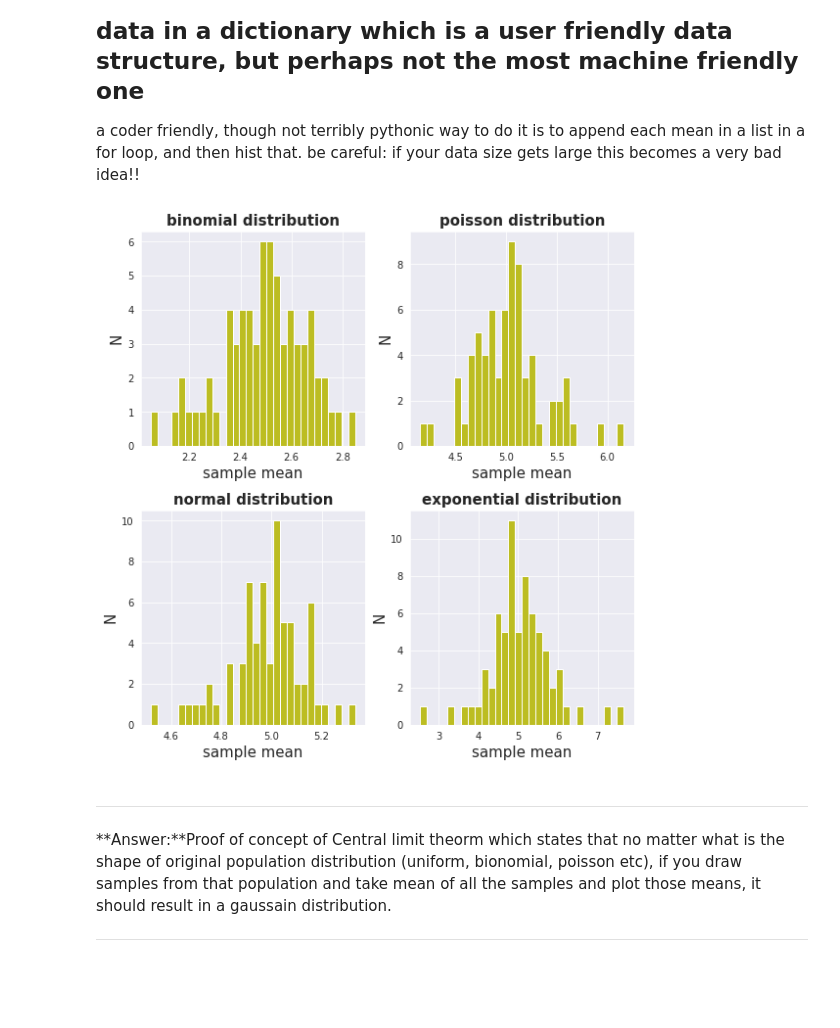
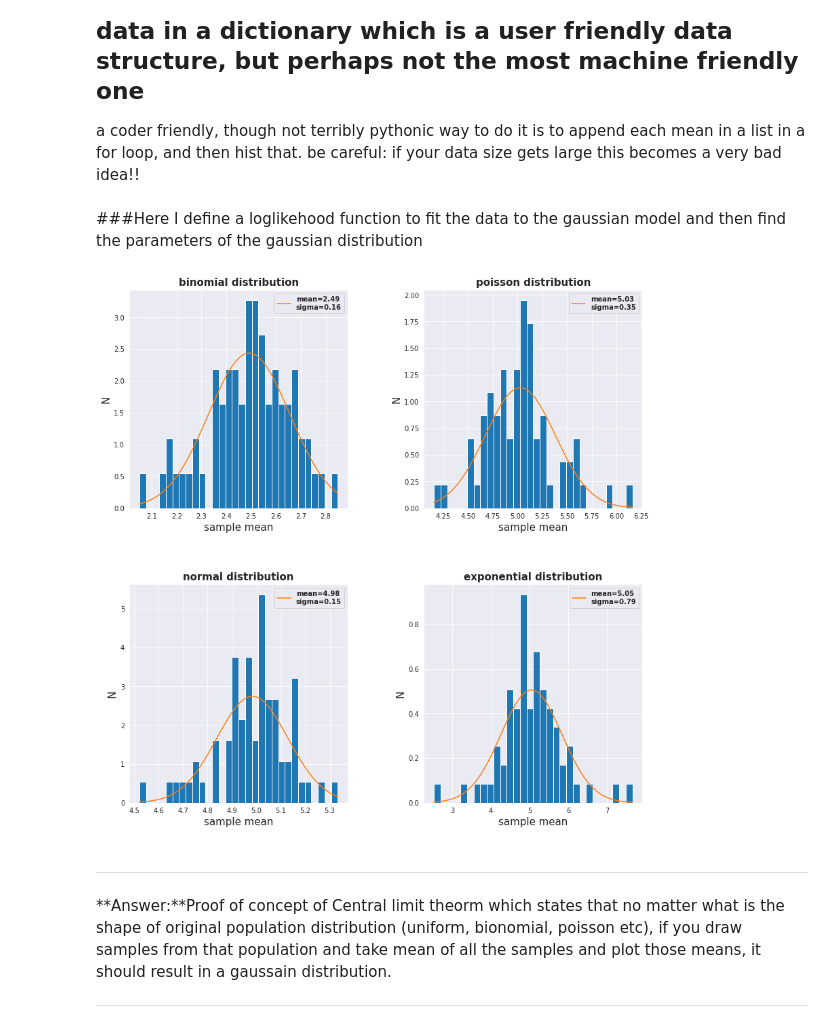
Before and after one commit to skumarudel/DSPS_SKumar, a Jupyter notebook: HW2/CentralLimitTheorem.ipynb, the cells around one changed output. Drawn from its saved outputs; the diff is of its cells as text; code cells hidden in the pictures; blank space fills up the shorter version.

```diff
--- a/HW2/CentralLimitTheorem.ipynb
+++ b/HW2/CentralLimitTheorem.ipynb
@@ -239,3 +239,5 @@ pl.subplots_adjust(left=0.15,
 ## this requires some data wrangling, since i put the data in a dictionary which is a user friendly data structure, but perhaps not the most machine friendly one
 
 a coder friendly, though not terribly pythonic way to do it is to append each mean in a list in a for loop, and then hist that. be careful: if your data size gets large this becomes a very bad idea!!
+# %% [markdown]
+###Here I define a loglikehood function to fit the data to the gaussian model and then find the parameters of the gaussian distribution
@@ -242,22 +251,39 @@ a coder friendly, though not terribly pythonic way to do it is to append each me
+# %%
+def unbinned_loglikelihood_gaussian(param, data):
+  x = data
+  mean, sigma = param[0], param[1]
+  ll = 0 # intilize loglikehood function
+  z = (x - mean)**2
+  A = np.log(1 / np.sqrt(2 * np.pi * sigma**2))
+  B = (-1*z) / (2 * sigma**2)
+  ll +=np.sum(B)
+  ll += len(x) * A
+  ll = -2 * ll
+  return ll
 # %%
-fig, axes = pl.subplots(2,2,figsize=(10,10))
+fig, axes = pl.subplots(2,2,figsize=(15,15))
 ax = axes.flatten()
 for i in range(len(ax)):
-  for nn in mysize:
-    ax[i].hist(list(dict_of_dist[list_of_dist[i]]['mean'].values()), bins=30)
+    data = list(dict_of_dist[list_of_dist[i]]['mean'].values())
+    mf = minimize(unbinned_loglikelihood_gaussian, x0=[3,1], args=data)
+    mean, sigma = mf.x[0], mf.x[1]
+    ax[i].hist(data, bins=30, density=True)
+    x = np.linspace(min(data), max(data),50)
+    ax[i].plot(x, st.norm.pdf(x, mean,sigma), label="mean={:.2f}\nsigma={:.2f}".format(mean,sigma))
 
-  ax[i].set_xlabel('sample mean', fontsize=15)
-  ax[i].set_ylabel('N', fontsize=15)
-  ax[i].set_title("{} distribution".format(list_of_dist[i]), fontsize=15, fontweight='bold')
+    ax[i].set_xlabel('sample mean', fontsize=15)
+    ax[i].set_ylabel('N', fontsize=15)
+    ax[i].set_title("{} distribution".format(list_of_dist[i]), fontsize=15, fontweight='bold')
+    ax[i].legend(prop=dict(weight='bold'))
 
 pl.subplots_adjust(left=0.15,
                     bottom=0.15,
                     right=0.85,
                     top=0.85,
-                    wspace=0.2,
-                    hspace=0.3)
+                    wspace=0.35,
+                    hspace=0.35)
 # %% [output]
-[figure, old version]
+[figure, new version]
 # %% [markdown]
 
 
```
Also changed, not shown: parts of 1 cell of this notebook.
